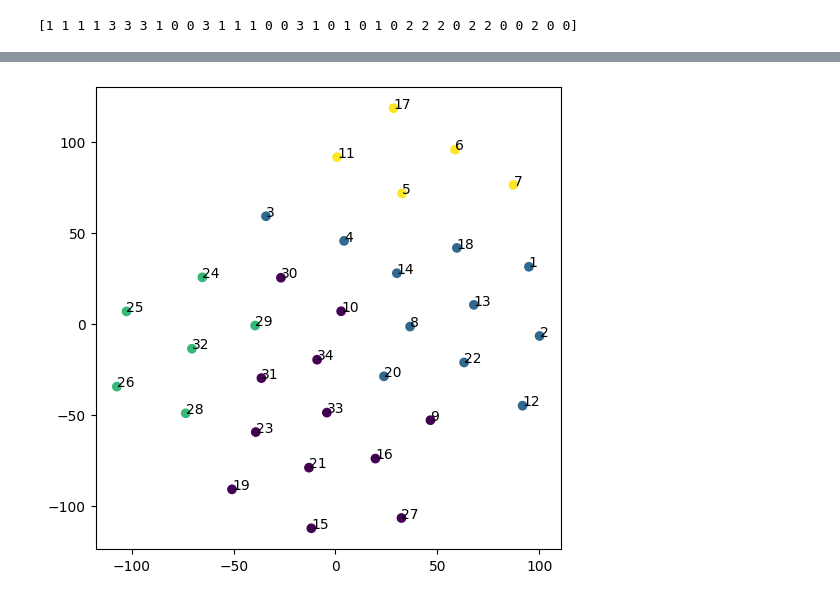
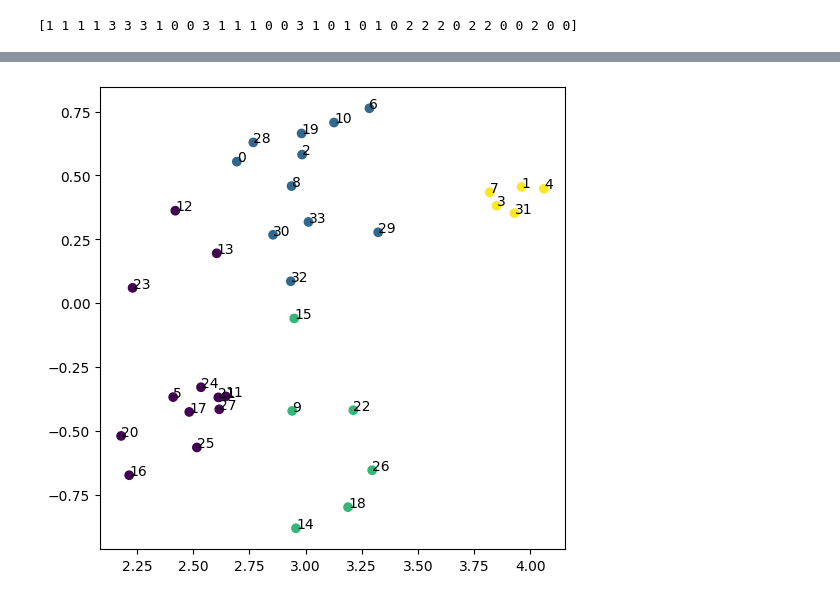
Before and after one commit to Anika-Roy/Exploring_Graph_Embeddings, a Jupyter notebook: deepwalkPyTorch_gensim.ipynb, the cells around one changed output, grey strips where cells are left out. Saved outputs shown, nothing was run; the diff lists cells and outputs as text; code cells hidden in the pictures.

```diff
--- a/deepwalkPyTorch_gensim.ipynb
+++ b/deepwalkPyTorch_gensim.ipynb
@@ -339,13 +336,30 @@ embeddings_save = embeddings
 # embeddings = (embeddings - embeddings.mean(axis=0)) / embeddings.std(axis=0)
 
 # Plot the embeddings with the kmeans labels
-plt.figure(figsize=(6,6))
-plt.scatter(embeddings[:,0], embeddings[:,1], c=labels)
+# plt.figure(figsize=(6,6))
+# plt.scatter(embeddings[:,0], embeddings[:,1], c=labels)
 
-# Put the node numbers on the plot
-for i in range(len(embeddings)):
-        plt.annotate(i + 1, (embeddings[i,0], embeddings[i,1]))
+# # Put the node numbers on the plot
+# for i in range(len(embeddings)):
+#         plt.annotate(i + 1, (embeddings[i,0], embeddings[i,1]))
 
-plt.show()
+# plt.show()
-# %% [output]
-[figure, removed]
+# %%
+
+# dimensionality reduction to 2 dimensions using t-SNE for visualization
+embeddings = TSNE(n_components=2).fit_transform(embeddings)
+
+# plot the embeddings
+plt.figure(figsize=(6,6))
+plt.scatter(embeddings[:,0], embeddings[:,1], c=labels)
+
+# get the vocab from the model
+vocabulary = list(dw.model.wv.index_to_key)
+# print(vocabulary)
+# Plot node numbers
+for i in range(len(embeddings)):
+        plt.annotate(int(vocabulary[i]), (embeddings[i,0], embeddings[i,1]))
+
+plt.show()
+# %% [output]
+[figure, added]
```
Also changed, not shown: parts of 9 cells of this notebook, 1 other file.
